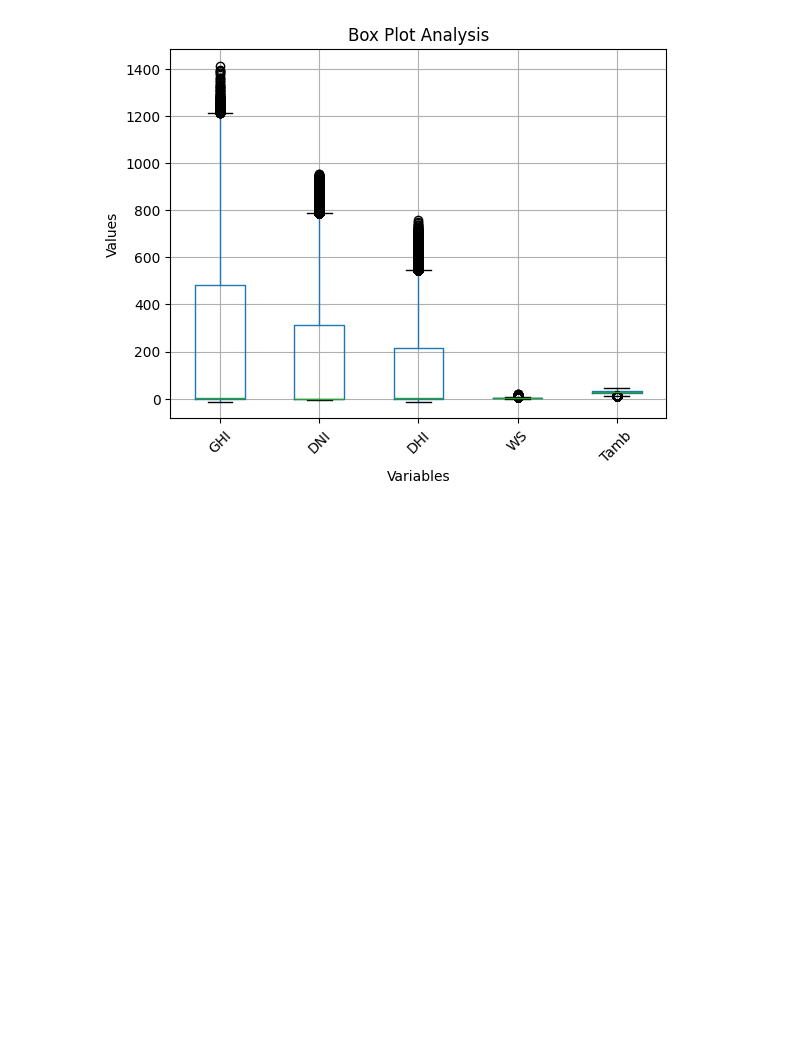
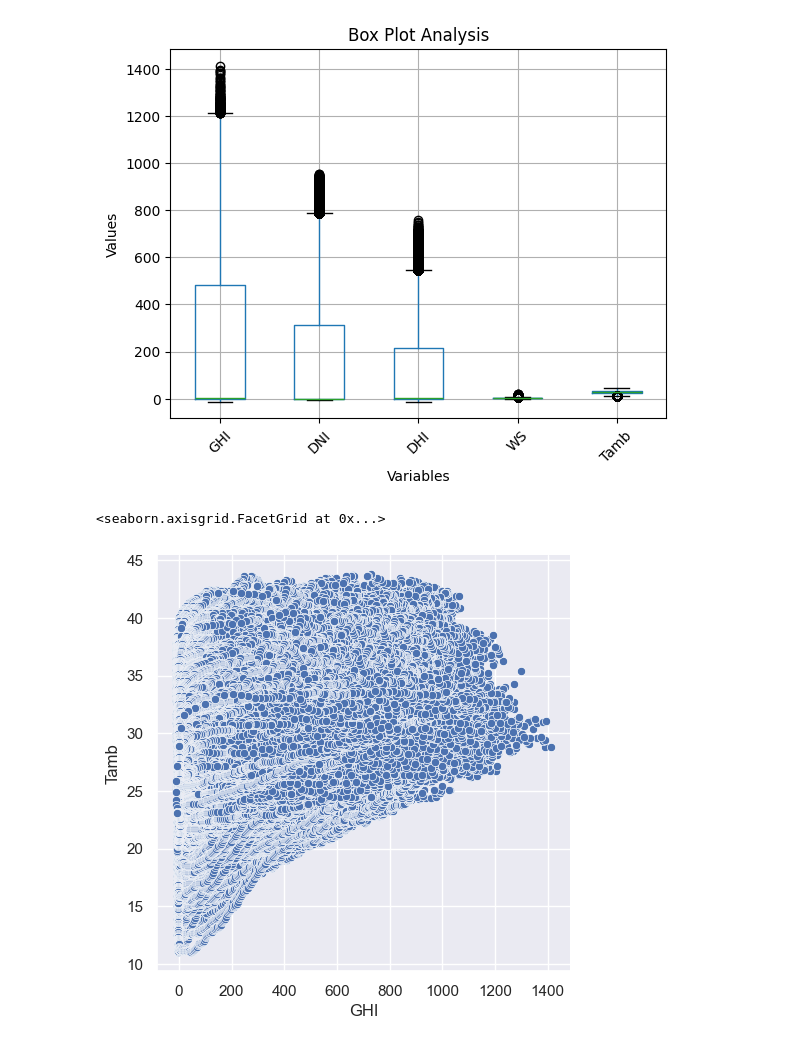
Before and after one commit to EstifanosTeklay/MoonLight-Energy-Solutions, a Jupyter notebook: notebooks/benin_EDA.ipynb, the cells around one changed output. Cells and saved outputs as stored; diff of their text form; code cells hidden in the pictures; blank space fills up the shorter version.

Commit message:
Scatter plot

```diff
--- a/notebooks/benin_EDA.ipynb
+++ b/notebooks/benin_EDA.ipynb
@@ -214,3 +214,11 @@ plt.xlabel('Variables')
 plt.show()
 # %% [output]
 [figure]
+# %%
+
+#set grid style
+sns.set(style="darkgrid")
+sns.relplot(x="GHI",y="Tamb",data=benin_data)
+# %% [output]
+<seaborn.axisgrid.FacetGrid at 0x...>
+[figure, added]
```
Also changed, not shown: parts of 1 cell of this notebook.
